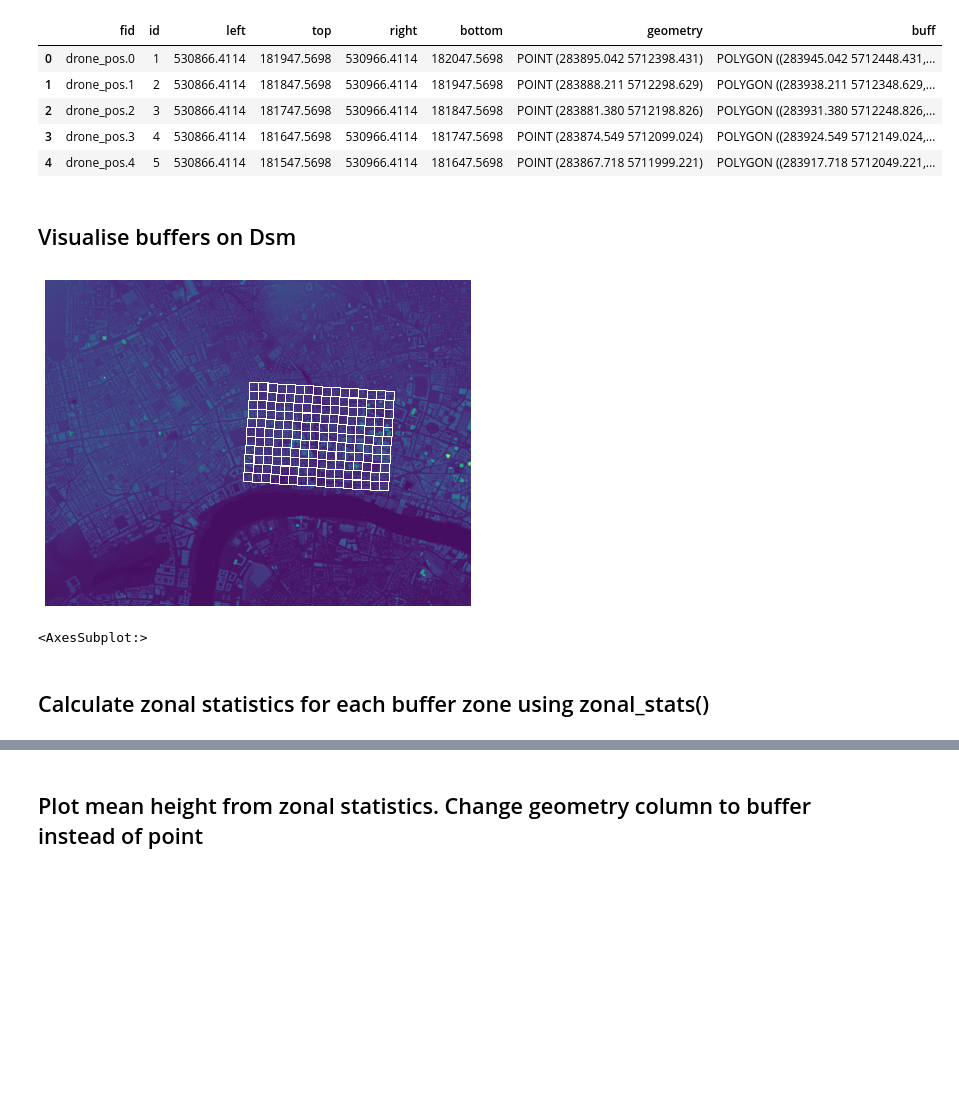
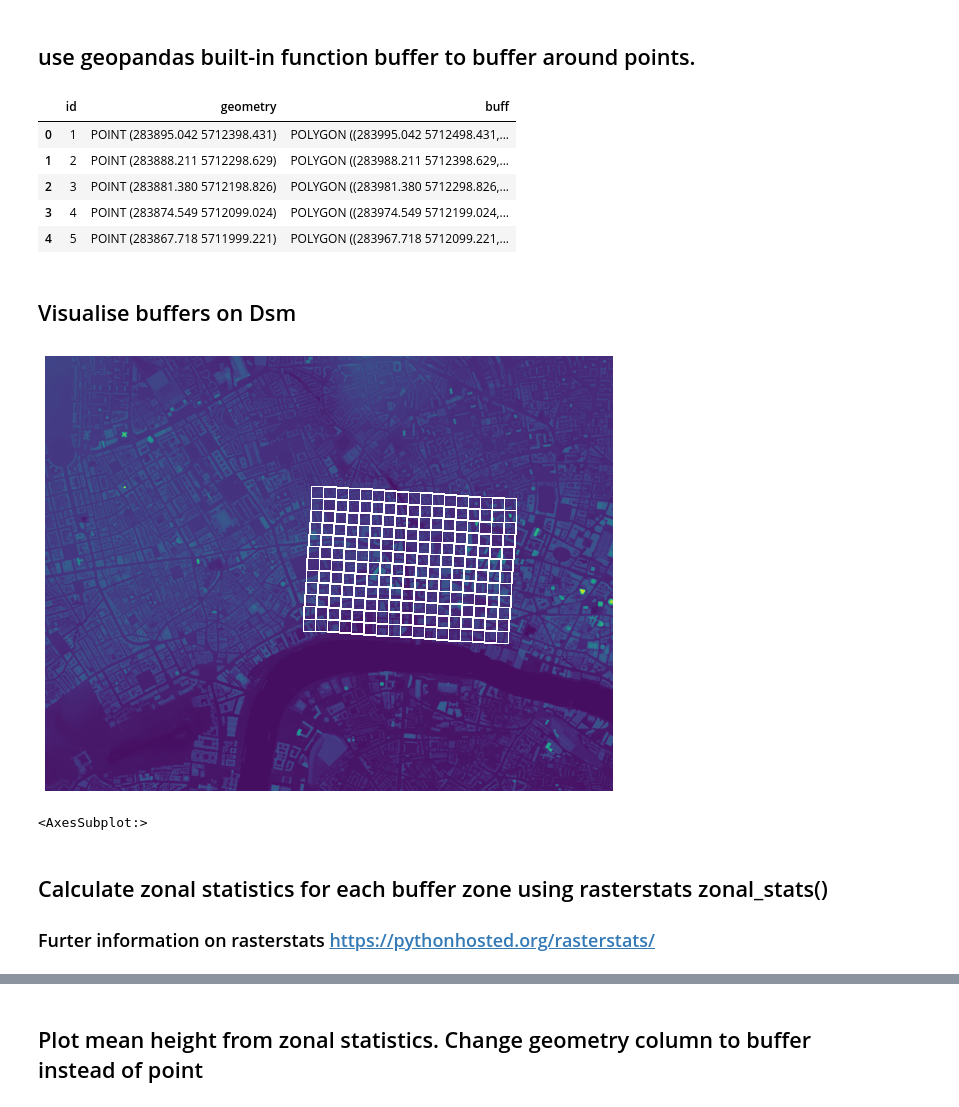
Before and after one commit to gusbacos/NGEO306, a Jupyter notebook: Dronepoints/clipdsm_zs.ipynb, the cells around one changed output, grey strips where cells are left out. Cells and saved outputs as stored; diff of their text form; code cells hidden in the pictures; blank space fills up the shorter version.

```diff
--- a/Dronepoints/clipdsm_zs.ipynb
+++ b/Dronepoints/clipdsm_zs.ipynb
@@ -21,0 +35,3 @@ drones.head()
+# %%
+drones = drones.drop(columns=(['fid', 'left','top','right','bottom']))
+drones.head()
@@ -22,25 +45,29 @@ drones.head()
+# %% [markdown]
+## use geopandas built-in function buffer to buffer around points.
 # %%
 # Settings for buffer
 style = 3 # 1 circle 3 square
-radius = 100.
+radius = 100. # for float
 
-# Buffer around points using 'geometry columsä
-drones['buff'] = drones['geometry'].buffer(radius, cap_style=3)
+# Buffer around points using 'geometry' colums. Call the new buffered geometry 'buff'
+drones['buff'] = drones['geometry'].buffer(radius, cap_style=style)
 drones.head()
 # %% [output]
-|  | fid | id | left | top | right | bottom | geometry | buff |
-| 0 | drone_pos.0 | 1 | 530866.4114 | 181947.5698 | 530966.4114 | 182047.5698 | POINT (283895.042 5712398.431) | POLYGON ((283945.042 5712448.431,... |
-| 1 | drone_pos.1 | 2 | 530866.4114 | 181847.5698 | 530966.4114 | 181947.5698 | POINT (283888.211 5712298.629) | POLYGON ((283938.211 5712348.629,... |
-| 2 | drone_pos.2 | 3 | 530866.4114 | 181747.5698 | 530966.4114 | 181847.5698 | POINT (283881.380 5712198.826) | POLYGON ((283931.380 5712248.826,... |
-| 3 | drone_pos.3 | 4 | 530866.4114 | 181647.5698 | 530966.4114 | 181747.5698 | POINT (283874.549 5712099.024) | POLYGON ((283924.549 5712149.024,... |
-| 4 | drone_pos.4 | 5 | 530866.4114 | 181547.5698 | 530966.4114 | 181647.5698 | POINT (283867.718 5711999.221) | POLYGON ((283917.718 5712049.221,... |
+|  | id | geometry | buff |
+| 0 | 1 | POINT (283895.042 5712398.431) | POLYGON ((283995.042 5712498.431,... |
+| 1 | 2 | POINT (283888.211 5712298.629) | POLYGON ((283988.211 5712398.629,... |
+| 2 | 3 | POINT (283881.380 5712198.826) | POLYGON ((283981.380 5712298.826,... |
+| 3 | 4 | POINT (283874.549 5712099.024) | POLYGON ((283974.549 5712199.024,... |
+| 4 | 5 | POINT (283867.718 5711999.221) | POLYGON ((283967.718 5712099.221,... |
 # %% [markdown]
 ## Visualise buffers on Dsm
 # %%
-drones['buff'].plot(facecolor = 'none' , edgecolor='white', figsize = (10,6)).axis('off')
+drones['buff'].plot(facecolor = 'none' , edgecolor='white', figsize = (15,8)).axis('off')
 show(dsm_show)
 # %% [output]
-[figure, old version]
+[figure, new version]
 <AxesSubplot:>
 # %% [markdown]
-## Calculate zonal statistics for each buffer zone using zonal_stats()
+## Calculate zonal statistics for each buffer zone using rasterstats zonal_stats()
+
+### Furter information on rasterstats https://pythonhosted.org/rasterstats/
```
Also changed, not shown: parts of 16 cells of this notebook, 1 other file.
